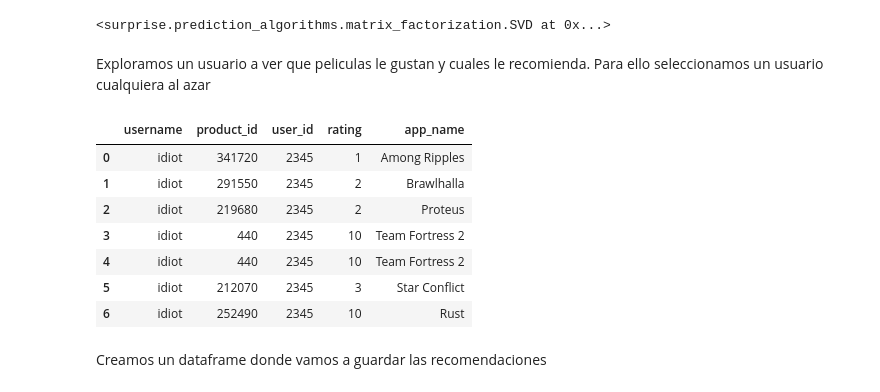
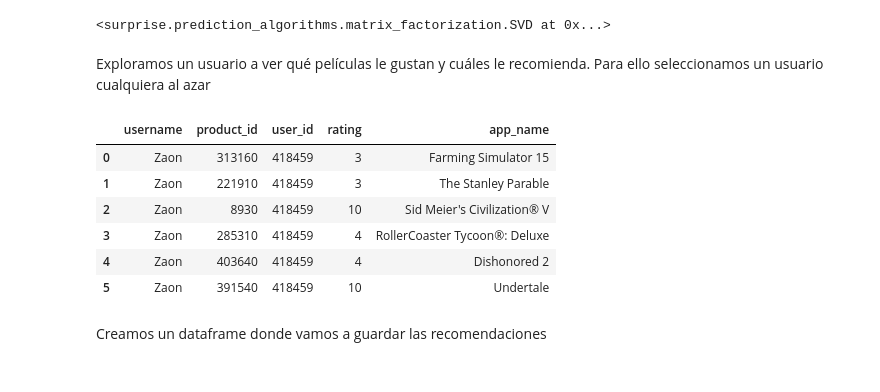
Before and after one commit to dgiacone/AcamicaSistemaRecomendacion, a Jupyter notebook: DS_Proyecto_03_SR.ipynb, the cells around one changed output. Cells and saved outputs as stored; diff of their text form; code cells hidden in the pictures.

```diff
--- a/DS_Proyecto_03_SR.ipynb
+++ b/DS_Proyecto_03_SR.ipynb
@@ -462,6 +466,6 @@ Dado que tenemos muchas instancias y que si evaluamos el modelo con tantas insta
 # %%
 
-filtro=filtro[(filtro.product_id>1) &(filtro.product_id<12)]
+filtro=filtro[(filtro.product_id>5) ]
 print(len(filtro))
 sns.set_style("whitegrid")
 x = filtro.product_id
@@ -630,25 +636,24 @@ algo.fit(trainset)
 # %% [markdown]
-Exploramos un usuario a ver que peliculas le gustan y cuales le recomienda. Para ello seleccionamos un usuario cualquiera al azar
+Exploramos un usuario a ver qué películas le gustan y cuáles le recomienda. Para ello seleccionamos un usuario cualquiera al azar
 # %%
-usuario = 2345
+usuario = 418459
 rating = 1
 # Filtramos data_reviews
 df_user = data_reviews_filtrado[(data_reviews_filtrado['user_id'] == usuario) & (data_reviews_filtrado['rating'] >= rating)]
 #Reseteamos elindex
 df_user = df_user.reset_index(drop=True)
 # hacemos unjoin df_users y data_games
 df_user = pd.merge(left=df_user,right=data_games, left_on='product_id', right_on='product_id')
 # Listamos el resultado
 df_user
 # %% [output]
 |  | username | product_id | user_id | rating | app_name |
-| 0 | idiot | 341720 | 2345 | 1 | Among Ripples |
-| 1 | idiot | 291550 | 2345 | 2 | Brawlhalla |
-| 2 | idiot | 219680 | 2345 | 2 | Proteus |
-| 3 | idiot | 440 | 2345 | 10 | Team Fortress 2 |
-| 4 | idiot | 440 | 2345 | 10 | Team Fortress 2 |
-| 5 | idiot | 212070 | 2345 | 3 | Star Conflict |
-| 6 | idiot | 252490 | 2345 | 10 | Rust |
+| 0 | Zaon | 313160 | 418459 | 3 | Farming Simulator 15 |
+| 1 | Zaon | 221910 | 418459 | 3 | The Stanley Parable |
+| 2 | Zaon | 8930 | 418459 | 10 | Sid Meier's Civilization® V |
+| 3 | Zaon | 285310 | 418459 | 4 | RollerCoaster Tycoon®: Deluxe |
+| 4 | Zaon | 403640 | 418459 | 4 | Dishonored 2 |
+| 5 | Zaon | 391540 | 418459 | 10 | Undertale |
 # %% [markdown]
 Creamos un dataframe  donde vamos a guardar las recomendaciones
 # %%
```
Also changed, not shown: parts of 52 cells of this notebook.
